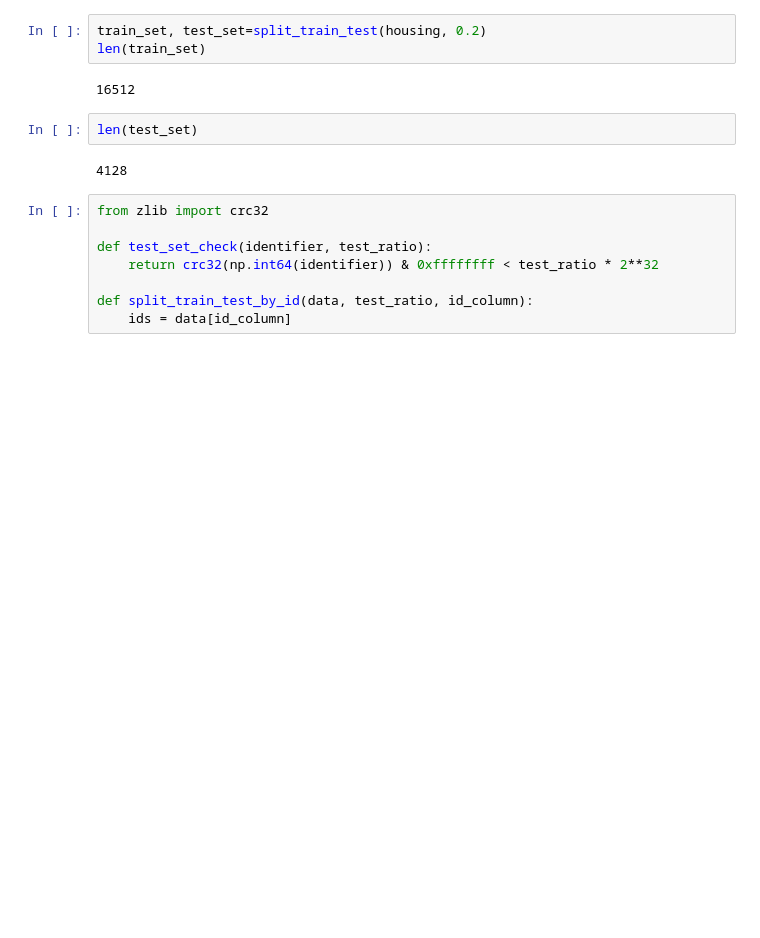
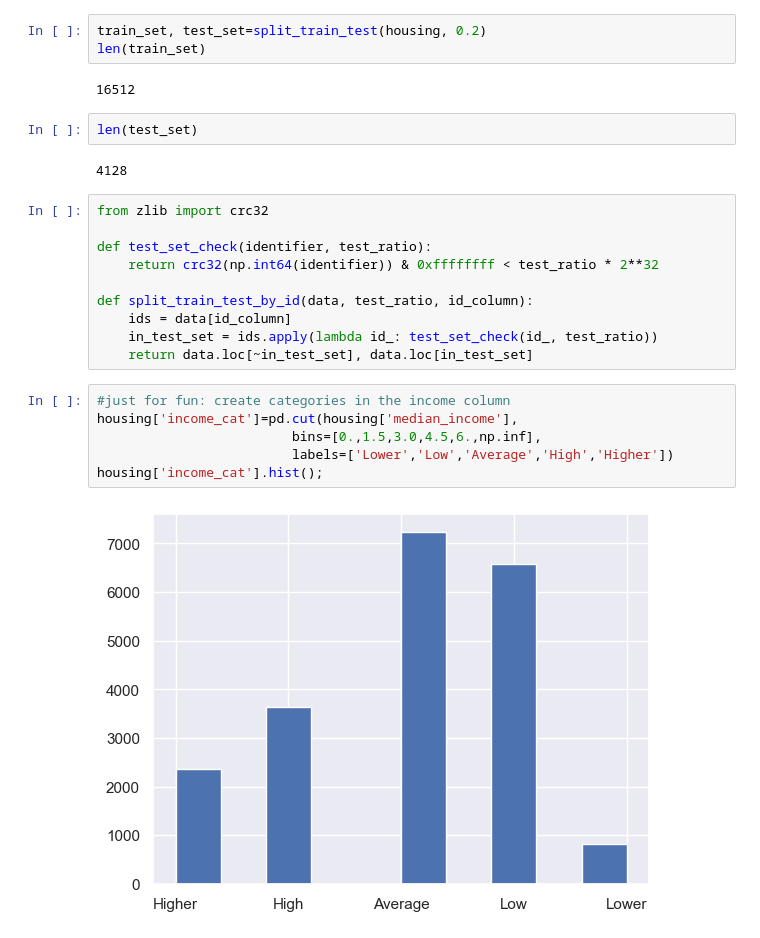
Before and after one commit to Njaramba-Riri/HoML, a Jupyter notebook: Housing.ipynb, the cells around one changed output. Drawn from its saved outputs; the diff is of its cells as text; blank space fills up the shorter version.

```diff
--- a/Housing.ipynb
+++ b/Housing.ipynb
@@ -113,3 +116,13 @@ def test_set_check(identifier, test_ratio):
 
 def split_train_test_by_id(data, test_ratio, id_column):
     ids = data[id_column]
+    in_test_set = ids.apply(lambda id_: test_set_check(id_, test_ratio))
+    return data.loc[~in_test_set], data.loc[in_test_set]
+# %%
+#just for fun: create categories in the income column
+housing['income_cat']=pd.cut(housing['median_income'],
+                         bins=[0.,1.5,3.0,4.5,6.,np.inf],
+                         labels=['Lower','Low','Average','High','Higher'])
+housing['income_cat'].hist();
+# %% [output]
+[figure, added]
```
Also changed, not shown: parts of 22 cells of this notebook, 1 other file.
